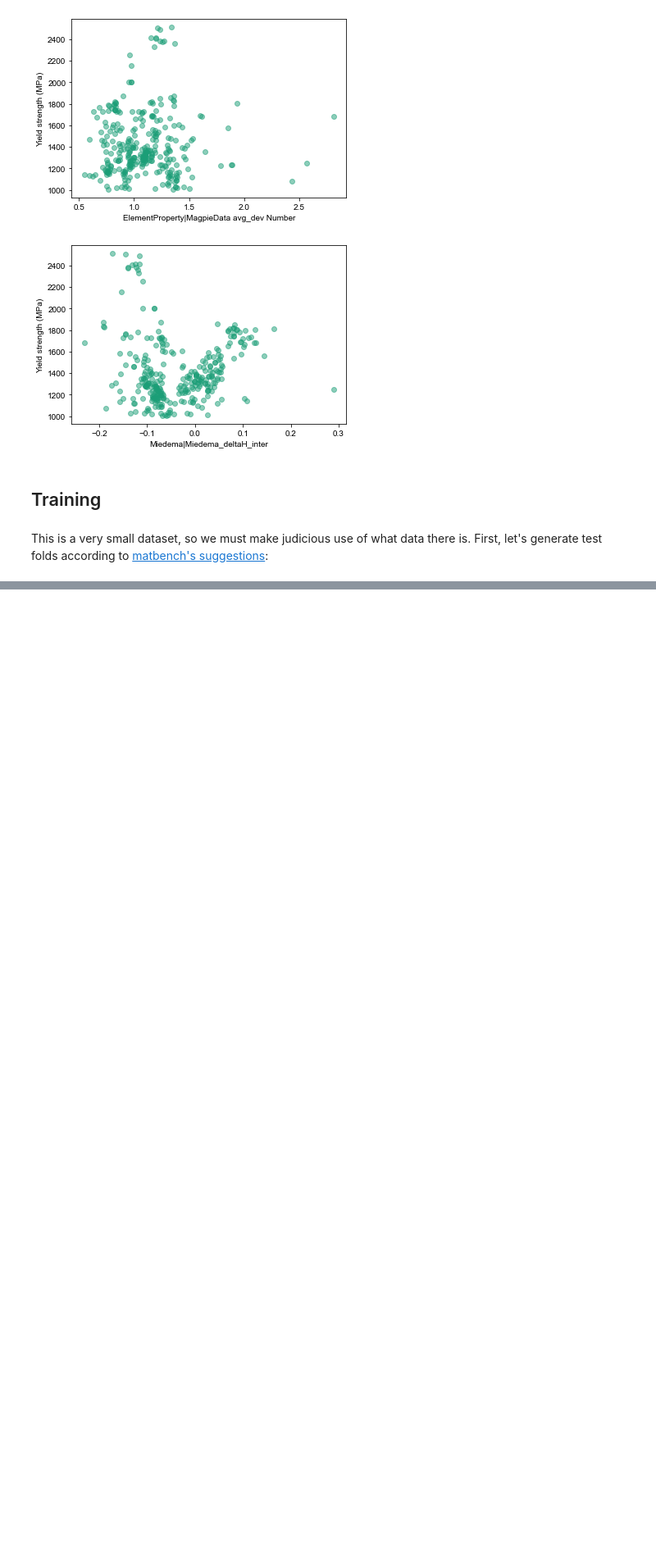
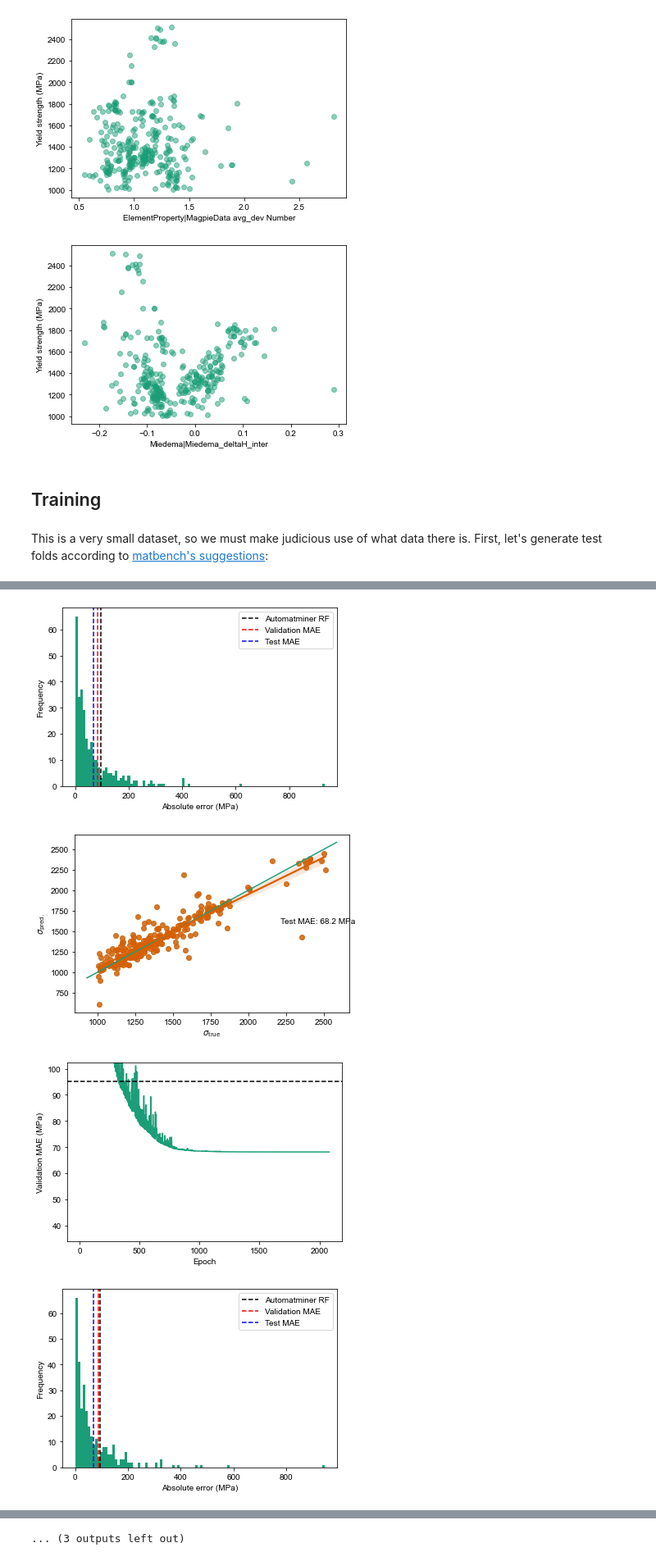
Before and after one commit to modl-uclouvain/modnet-matbench, a Jupyter notebook: matbench_steels/steel_benchmark.ipynb, the cells around one changed output, grey strips where cells are left out. Shown at 82% size. Saved outputs shown, nothing was run; the diff lists cells and outputs as text; code cells hidden in the pictures; blank space fills up the shorter version.

Commit message:
Updated steel benchmark

```diff
--- a/matbench_steels/steel_benchmark.ipynb
+++ b/matbench_steels/steel_benchmark.ipynb
@@ -205,40 +216,36 @@ verbose = False
 
 callbacks = [
     ReduceLROnPlateau(monitor="loss", factor=0.5, patience=20, mode="auto", min_delta=0.0, verbose=verbose),
-    EarlyStopping(monitor="loss", min_delta=0.001, patience=300, mode="auto", baseline=None, restore_best_weights=True, verbose=verbose)
+    EarlyStopping(monitor="loss", min_delta=0.01, patience=300, mode="auto", baseline=None, restore_best_weights=True, verbose=verbose)
 ]
 
 data.df_targets.rename(columns={"yield strength (GPa)": "sigma"}, inplace=True)
 
 best_models = []
 
-for split in kf_splits:
+for train, test in kf_splits:
+
+    train_moddata, test_moddata = data.split((train, test))
+
     model = MODNetModel(
         [[["sigma"]]],
         {"sigma": 1},
         num_neurons=([32], [128], [8], []),
-        n_feat=64,
+        n_feat=32,
         act="elu",
     )
     model.fit(
-        data,
-        batch_size=64,
-        epochs=1500,
-        val_fraction=0.2,
-        loss="mse",
+        training_data=train_moddata,
+        batch_size=32,
+        epochs=10000,
+        val_data=test_moddata,
+        loss="mae",
         lr=0.005,
-        verbose=verbose,
+        verbose=0,
         callbacks=callbacks
     )
 
     best_models.append(model)
-
-    fig = plt.figure(facecolor="w")
-    plt.plot(model.model.history.history["val_mae"][10:])
-    plt.hlines(95.2, 0, len(model.model.history.history["val_mae"]), ls='--', color="k")
-    benchmark(model, data)
-
-    break
 # %% [output]
 INFO:root:Compiling model...
 INFO:root:Fitting model...
@@ -249,0 +260,8 @@ Pass the following variables as keyword args: x, y. From version 0.12, the only
+# %%
+for i in range(5):
+    benchmark(best_models[i], data)
+# %% [output]
+[figure, added]
+[figure, added]
+[figure, added]
+[figure, added]
@@ -250,3 +276,4 @@ Pass the following variables as keyword args: x, y. From version 0.12, the only
+... (3 outputs left out)
 # %%
 model = MODNetModel(
     [[["sigma"]]],
```
Also changed, not shown: parts of 4 cells of this notebook.
